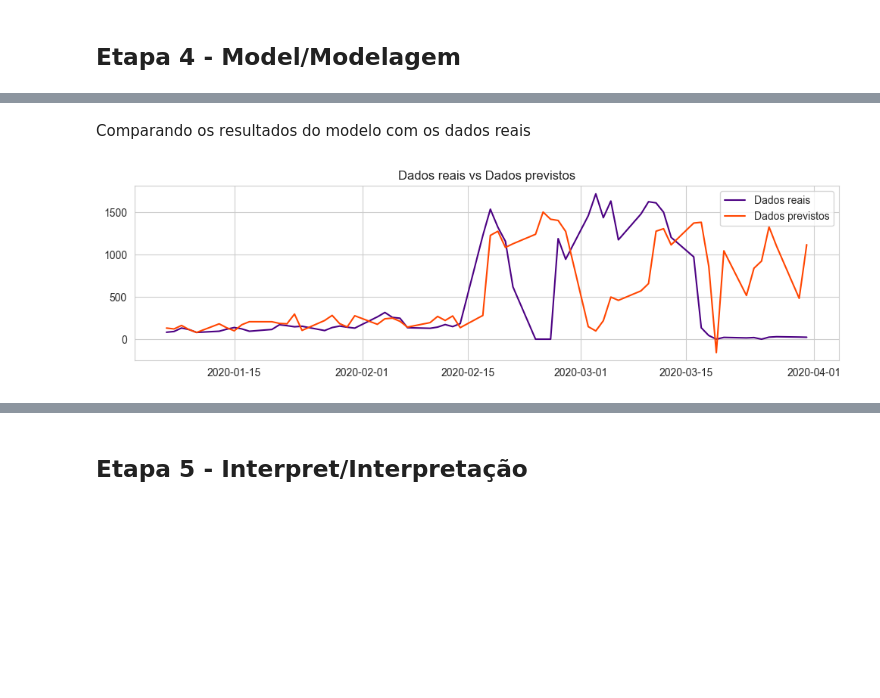
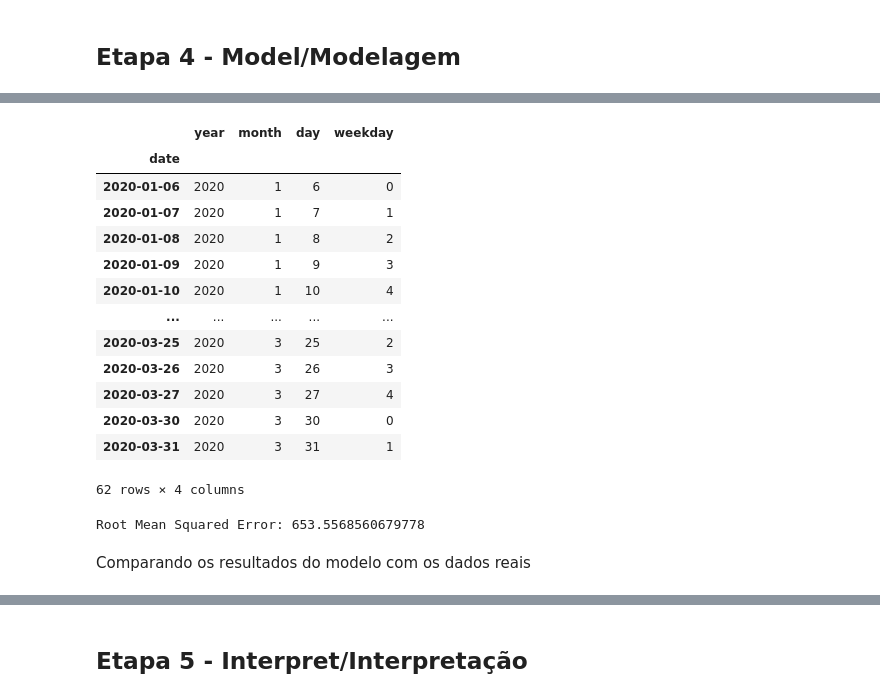
Before and after one commit to eloabe/time-series-analysis, a Jupyter notebook: time_series.ipynb, the cells around one changed output, grey strips where cells are left out. Saved outputs shown, nothing was run; the diff lists cells and outputs as text; code cells hidden in the pictures; blank space fills up the shorter version.

```diff
--- a/time_series.ipynb
+++ b/time_series.ipynb
@@ -41,7 +60,7 @@ def estatisticas(df):
 Nesse caso em específico, a obtenção é simples, pois basta carregar a base de dados já fornecida na competição. Em contextos reais, é comum precisar realizar *web scraping*, que consiste em uma raspagem/coleta dos dados brutos diretamente de algum site. ou outra fonte
 # %%
 # Pegando o caminho absoluto dos dados
-ROOT_DIR = os.path.abspath(os.curdir)
+ROOT_DIR = os.getcwd()
 DATA_DIR = ROOT_DIR + '\data\data_ru.csv'
 
 df = pd.read_csv(DATA_DIR, sep = ';')
@@ -366,15 +360,0 @@ ypred = pd.Series(ypred, index = y_test.index)
-# %% [markdown]
-Comparando os resultados do modelo com os dados reais
-# %%
-plt.figure(figsize = (12, 3))
-
-sns.lineplot(y_test, color='indigo', label = 'Dados reais').set(xlabel=None, ylabel=None)
-sns.lineplot(ypred, color='orangered', label = 'Dados previstos').set(xlabel=None, ylabel=None)
-
-plt.title('Dados reais vs Dados previstos')
-
-plt.legend()
-
-plt.show()
-# %% [output]
-[figure, removed]
@@ -380,0 +376,17 @@ plt.show()
+# %%
+X_test
+# %% [output]
+|  | year | month | day | weekday |
+| date |  |  |  |  |
+| 2020-01-06 | 2020 | 1 | 6 | 0 |
+| 2020-01-07 | 2020 | 1 | 7 | 1 |
+| 2020-01-08 | 2020 | 1 | 8 | 2 |
+| 2020-01-09 | 2020 | 1 | 9 | 3 |
+| 2020-01-10 | 2020 | 1 | 10 | 4 |
+| ... | ... | ... | ... | ... |
+| 2020-03-25 | 2020 | 3 | 25 | 2 |
+| 2020-03-26 | 2020 | 3 | 26 | 3 |
+| 2020-03-27 | 2020 | 3 | 27 | 4 |
+| 2020-03-30 | 2020 | 3 | 30 | 0 |
+| 2020-03-31 | 2020 | 3 | 31 | 1 |
+62 rows × 4 columns
@@ -380,0 +396,4 @@ plt.show()
+# %%
+print(f'Root Mean Squared Error: {np.sqrt(mean_squared_error(y_test, ypred))}')
+# %% [output]
+Root Mean Squared Error: 653.5568560679778
@@ -380,0 +402,2 @@ plt.show()
+# %% [markdown]
+Comparando os resultados do modelo com os dados reais
```
Also changed, not shown: parts of 15 cells of this notebook, 2 other files.
